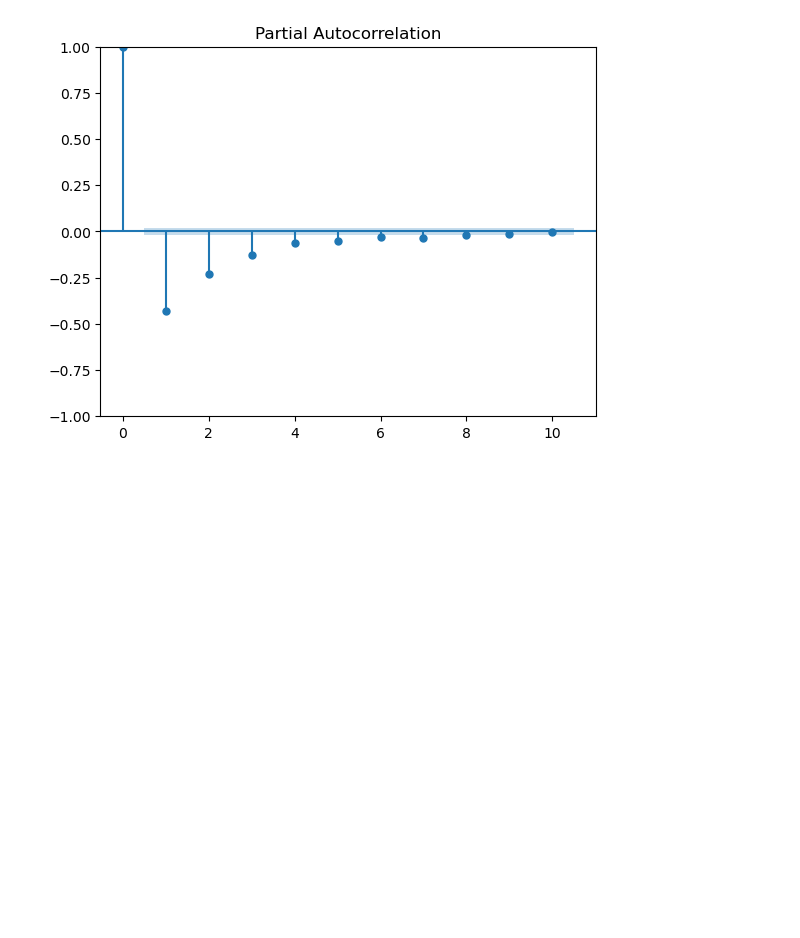
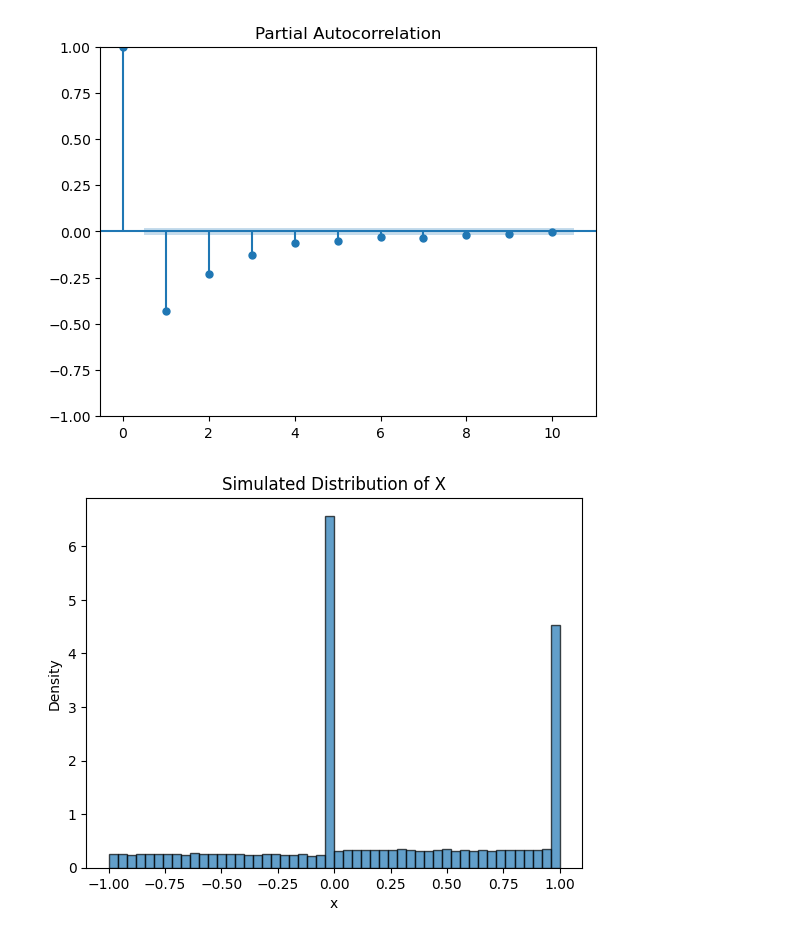
Before and after one commit to doitfornoreason/Vega-games, a Jupyter notebook: preliminary analysis.ipynb, the cells around one changed output. Cells and saved outputs as stored; diff of their text form; code cells hidden in the pictures; blank space fills up the shorter version.

```diff
--- a/preliminary analysis.ipynb
+++ b/preliminary analysis.ipynb
@@ -166,3 +166,41 @@ sm.graphics.tsa.plot_pacf(np.diff(np.log(tomatoes_prices['mid_price']),1), lags=
 plt.show()
 # %% [output]
 [figure]
+# %%
+import numpy as np
+import matplotlib.pyplot as plt
+
+def simulate_X(size=1000):
+    # Generate uniform random variables between 0 and 1
+    u = np.random.uniform(0, 1, size)
+    x = np.zeros(size)
+
+    # 1. Continuous part: -1 <= x < 0
+    mask1 = u < 0.25
+    x[mask1] = 4 * u[mask1] - 1
+
+    # 2. Discrete point mass at x = 0
+    mask2 = (u >= 0.25) & (u < 0.5)
+    x[mask2] = 0
+
+    # 3. Continuous part: 0 < x < 1
+    mask3 = (u >= 0.5) & (u < 5/6)
+    x[mask3] = 3 * u[mask3] - 1.5
+
+    # 4. Discrete point mass at x = 1
+    mask4 = u >= 5/6
+    x[mask4] = 1
+
+    return x
+
+# Simulate 100,000 variables
+simulated_data = simulate_X(100000)
+
+# Optional: Plot a histogram to verify the distribution
+plt.hist(simulated_data, bins=50, density=True, alpha=0.7, edgecolor='black')
+plt.title('Simulated Distribution of X')
+plt.xlabel('x')
+plt.ylabel('Density')
+plt.show()
+# %% [output]
+[figure, added]
```
Also changed, not shown: parts of 2 cells of this notebook, 12 other files.
